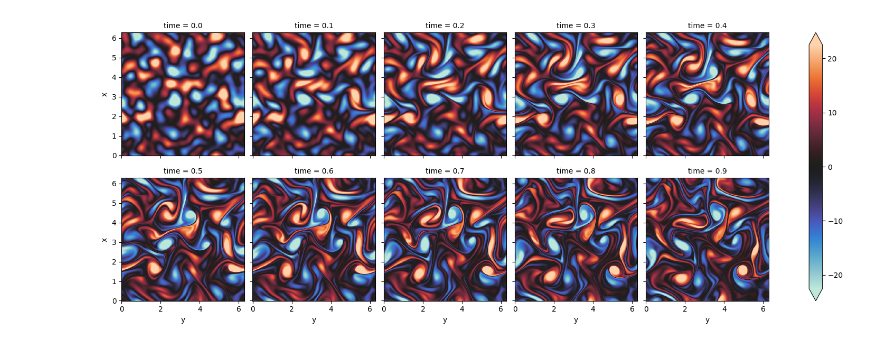
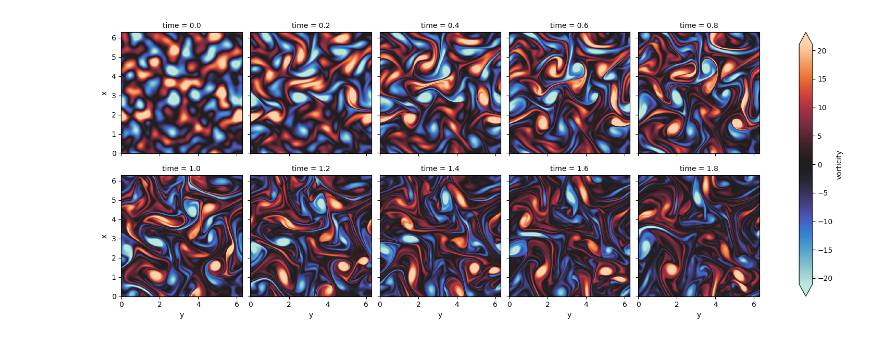
Before and after one commit to scaomath/torch-cfd, a Jupyter notebook: example_Kolmogrov2d_rk4_cn_forced_turbulence.ipynb, the cells around one changed output. Drawn from its saved outputs; the diff is of its cells as text; code cells hidden in the pictures.

```diff
--- a/example_Kolmogrov2d_rk4_cn_forced_turbulence.ipynb
+++ b/example_Kolmogrov2d_rk4_cn_forced_turbulence.ipynb
@@ -41,31 +50,26 @@ ns2d = NavierStokes2D(
 ).to(device)
-# %%
-vort = []
-
-with tqdm(total=num_steps) as pbar:
-    for t in range(num_steps):
-        vort_hat = crank_nicolson_rk4(ns2d, vort_hat, dt)
-
-        if t % record_steps == 0:
-            vort.append(vort_hat)
-        pbar.update()
-
-    vort = torch.stack(vort, dim=0)
-    vort = fft.irfft2(vort).cpu().numpy()
+# %%
+result = ns2d.get_trajectory(vort_hat, dt, num_steps,
+                 record_every_steps=record_iters,
+                 pbar=True
+                 )
+vort = fft.irfft2(result['vorticity']).cpu()
+velocity = fft.irfft2(result['velocity']).cpu()
+vort_t = fft.irfft2(result['vort_t']).cpu()
 # %%
 spatial_coord = torch.arange(grid.shape[0]) * 2 * torch.pi / grid.shape[0] # same for x and y
 coords = {
-  'time': 10* dt * torch.arange(100),
+  'time': record_iters * dt * torch.arange(num_snapshots),
   'x': spatial_coord,
   'y': spatial_coord,
 }
 
-data = xarray.DataArray(
-    vort,
+w_data = xarray.DataArray(
+    torch.cat([vort_init[None, ...].cpu(), vort], dim=0)[:-1],
     dims=["time", "x", "y"],
-    coords=coords)
+    coords=coords).to_dataset(name='vorticity')
 
-data.thin(time=10).plot.imshow(
+w_data['vorticity'].thin(time=10).plot.imshow(
         col='time', col_wrap=5, cmap=sns.cm.icefire, robust=True);
 # %% [output]
-[figure, old version]
+[figure, new version]
```
Also changed, not shown: parts of 3 cells of this notebook, 1 other file.
